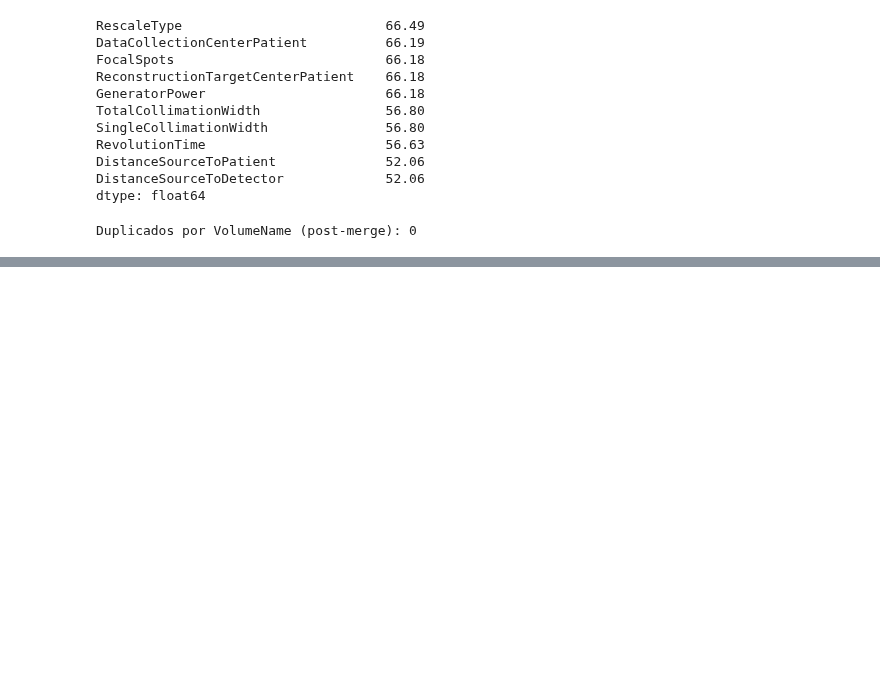
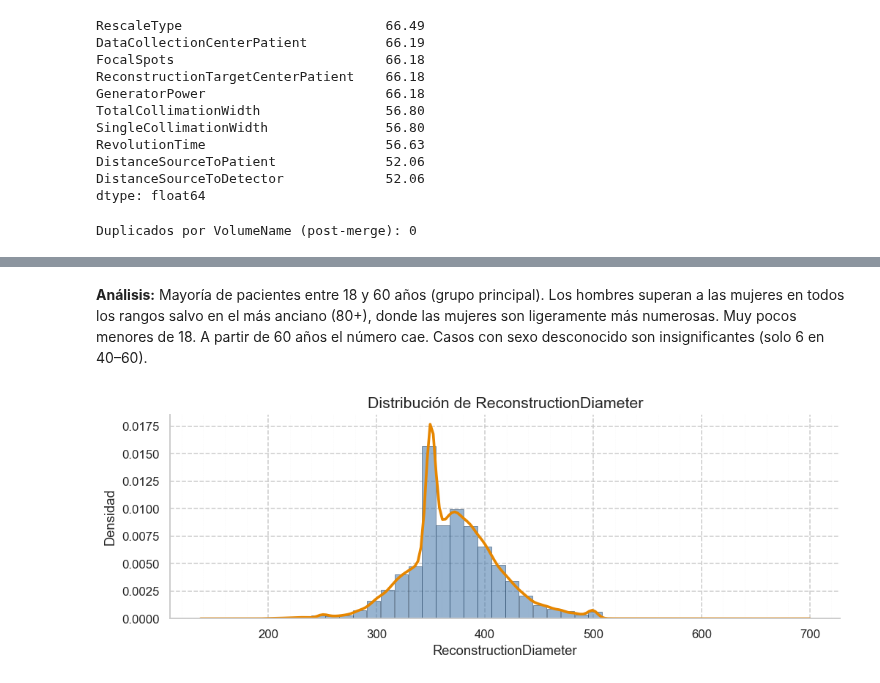
Before and after one commit to JeroHoyos/Reto-VLM3D-UNALMED, a Jupyter notebook: notebooks/otros_labels.ipynb, the cells around one changed output, grey strips where cells are left out. Cells and saved outputs as stored; diff of their text form; code cells hidden in the pictures; blank space fills up the shorter version.

```diff
--- a/notebooks/otros_labels.ipynb
+++ b/notebooks/otros_labels.ipynb
@@ -238,16 +157,0 @@ if col in df_full.columns:
-# %%
-col = "DistanceSourceToPatient"
-
-if col in df_full.columns:
-    x = df_full[col].dropna().astype(float)
-
-    bins = np.linspace(x.min(), x.max(), 9)
-
-    plt.figure(figsize=(9, 3.5))
-    plt.hist(x, bins=bins, density=True, rwidth=10.0, edgecolor="none")
-    if x.nunique() > 1:
-        sns.kdeplot(x, color="orange", lw=3, bw_adjust=0.9, clip=(0, x.max()))
-    plt.title(f"Distribución de {col}")
-    plt.xlabel(col); plt.ylabel("Densidad")
-    plt.grid(True, ls="--", lw=0.5, alpha=0.5)
-    plt.tight_layout(); plt.show()
@@ -286,0 +235,53 @@ Name: count, dtype: int64
+# %% [markdown]
+**Análisis:** Mayoría de pacientes entre 18 y 60 años (grupo principal). Los hombres superan a las mujeres en todos los rangos salvo en el más anciano (80+), donde las mujeres son ligeramente más numerosas. Muy pocos menores de 18. A partir de 60 años el número cae. Casos con sexo desconocido son insignificantes (solo 6 en 40–60).
+# %%
+col = "ReconstructionDiameter"
+
+if col in df_full.columns:
+    x = df_full[col].dropna().astype(float)
+
+    bins = np.linspace(x.min(), x.max(), 45)
+
+    sns.set_style("whitegrid", {'axes.grid': True, 'grid.linestyle': '--', 'grid.alpha': 0.25})
+    plt.rcParams.update({
+        "axes.spines.top": False,
+        "axes.spines.right": False,
+        "axes.titlesize": 14,
+        "axes.labelsize": 12,
+        "figure.dpi": 110,
+        "legend.frameon": False
+    })
+
+    plt.figure(figsize=(9.5, 3.6))
+
+    plt.hist(
+        x,
+        bins=bins,
+        density=True,
+        rwidth=0.98,
+        color="#4477aa",
+        alpha=0.55,
+        edgecolor="#1f3d5c",
+        linewidth=0.6
+    )
+
+    if x.nunique() > 1:
+        sns.kdeplot(
+            x,
+            color="#e68600",
+            lw=2.4,
+            bw_adjust=0.9,
+            clip=(x.min(), x.max())
+        )
+
+    plt.title(f"Distribución de {col}")
+    plt.xlabel(col)
+    plt.ylabel("Densidad")
+
+    plt.minorticks_on()
+    plt.grid(True, which="minor", axis="x", alpha=0.08, lw=0.4)
+
+    plt.tight_layout()
+    plt.show()
+# %% [output]
+[figure, added]
```
Also changed, not shown: parts of 12 cells of this notebook.
